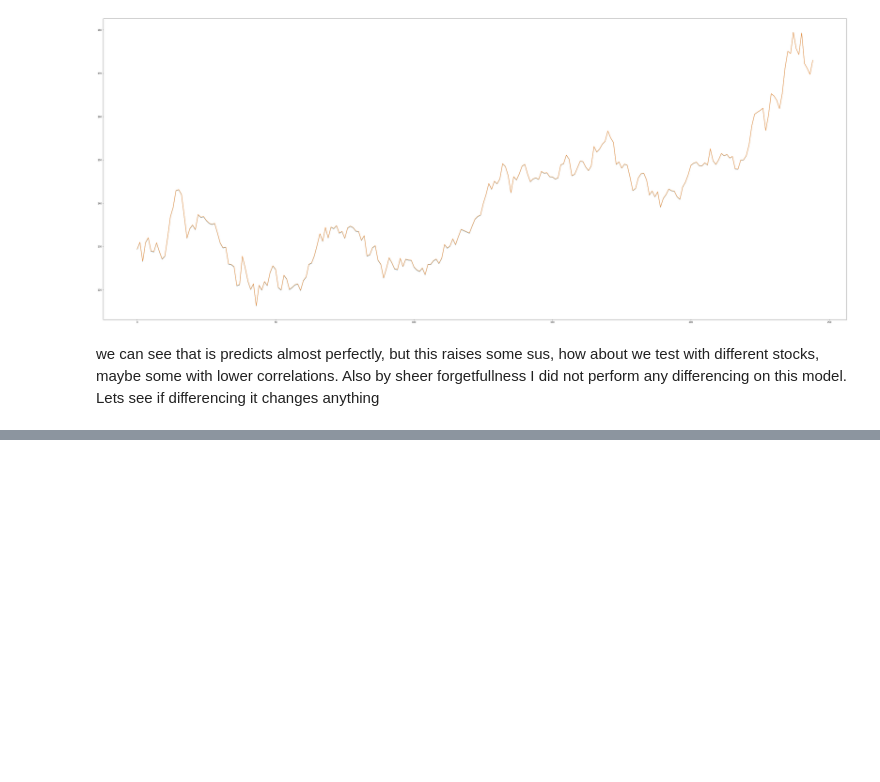
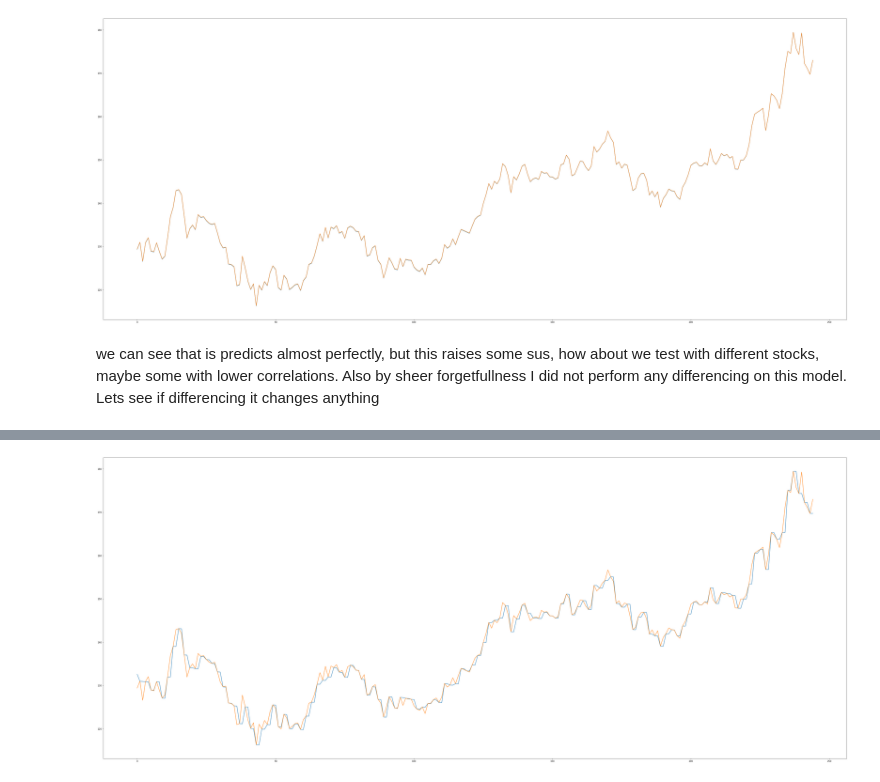
Before and after one commit to kevinkim101/financial_stock_data_modelling, a Jupyter notebook: project_name/notebooks/AR_mode.ipynb, the cells around one changed output, grey strips where cells are left out. Saved outputs shown, nothing was run; the diff lists cells and outputs as text; code cells hidden in the pictures; blank space fills up the shorter version.

```diff
--- a/project_name/notebooks/AR_mode.ipynb
+++ b/project_name/notebooks/AR_mode.ipynb
@@ -174,0 +264,7 @@ we can see that is predicts almost perfectly, but this raises some sus, how abou
+# %%
+plt.figure(figsize=(60,25))
+plt.plot(lag_2_pred[1::])
+plt.plot(test["Close"].iloc[0:len(test)-1])
+plt.show()
+# %% [output]
+[figure, added]
```
Also changed, not shown: parts of 6 cells of this notebook, 2 other files.
